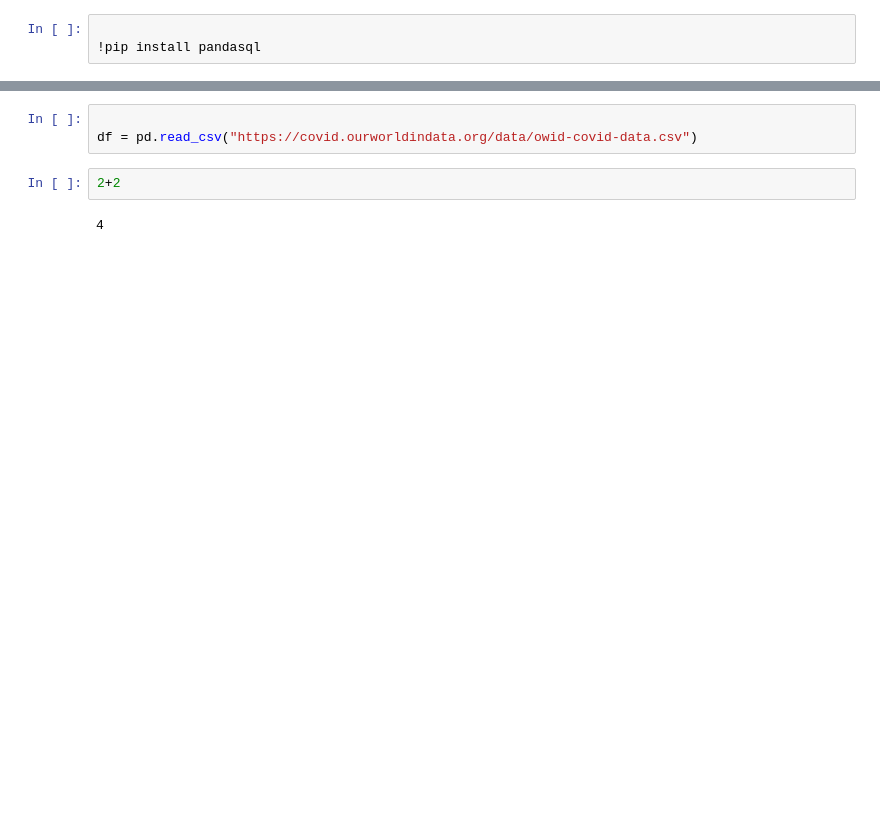
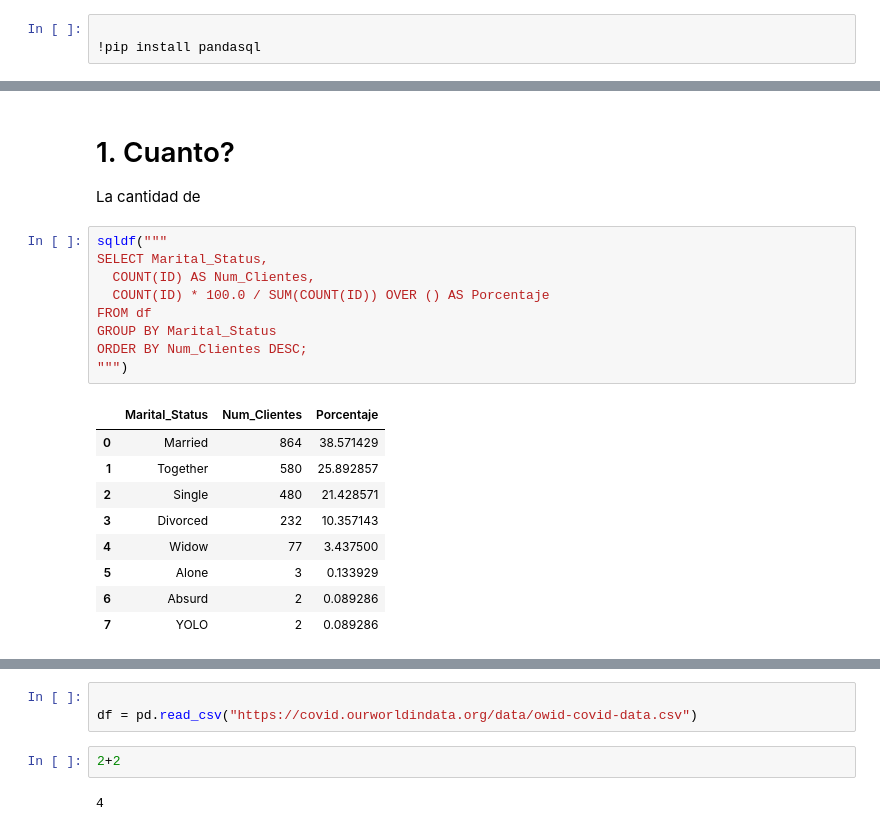
Before and after one commit to alexandergribenchenko/test, a Jupyter notebook: NB_Test.ipynb, the cells around one changed output, grey strips where cells are left out. Drawn from its saved outputs; the diff is of its cells as text; blank space fills up the shorter version.

```diff
--- a/NB_Test.ipynb
+++ b/NB_Test.ipynb
@@ -31,0 +96,23 @@ import pandas as pd
+# %% [markdown]
+# 1. Cuanto?
+
+La cantidad de
+# %%
+sqldf("""
+SELECT Marital_Status,
+  COUNT(ID) AS Num_Clientes,
+  COUNT(ID) * 100.0 / SUM(COUNT(ID)) OVER () AS Porcentaje
+FROM df
+GROUP BY Marital_Status
+ORDER BY Num_Clientes DESC;
+""")
+# %% [output]
+|  | Marital_Status | Num_Clientes | Porcentaje |
+| 0 | Married | 864 | 38.571429 |
+| 1 | Together | 580 | 25.892857 |
+| 2 | Single | 480 | 21.428571 |
+| 3 | Divorced | 232 | 10.357143 |
+| 4 | Widow | 77 | 3.437500 |
+| 5 | Alone | 3 | 0.133929 |
+| 6 | Absurd | 2 | 0.089286 |
+| 7 | YOLO | 2 | 0.089286 |
```
Also changed, not shown: parts of 14 cells of this notebook.
